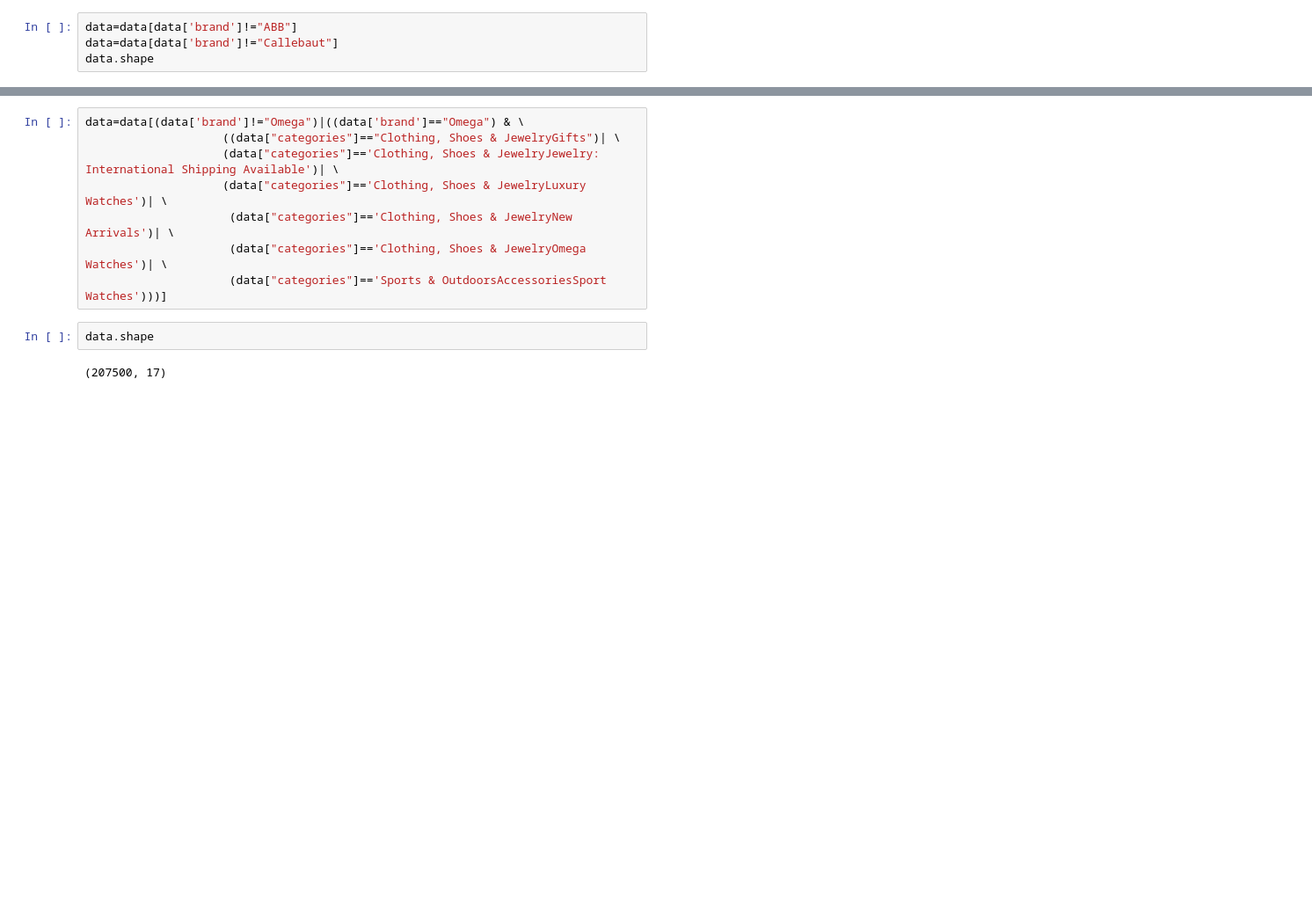
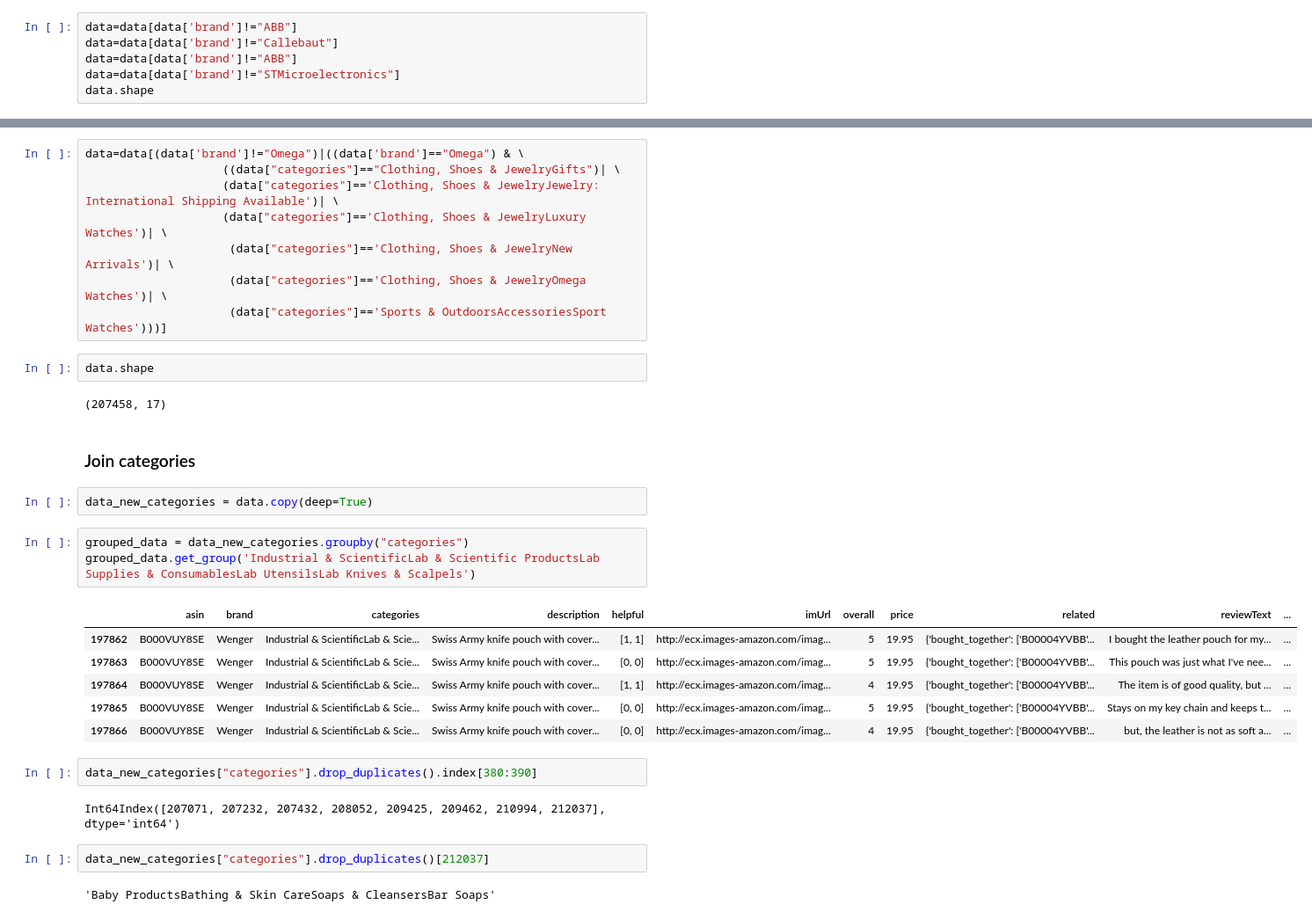
Before and after one commit to artem-s-shevchenko/ADA-project, a Jupyter notebook: project.ipynb, the cells around one changed output, grey strips where cells are left out. Shown: that part at 88% size. Drawn from its saved outputs; the diff is of its cells as text; blank space fills up the shorter version.

Commit message:
overall_ratings

```diff
--- a/project.ipynb
+++ b/project.ipynb
@@ -30,5 +53,7 @@ In the next few cells delete products with same name as swiss brands, but they r
 # %%
 data=data[data['brand']!="ABB"]
 data=data[data['brand']!="Callebaut"]
+data=data[data['brand']!="ABB"]
+data=data[data['brand']!="STMicroelectronics"]
 data.shape
 # %% [output]
@@ -61,4 +86,26 @@ data=data[(data['brand']!="Omega")|((data['brand']=="Omega") & \
 # %%
 data.shape
 # %% [output]
-(207500, 17)
+(207458, 17)
+# %% [markdown]
+### Join categories
+# %%
+data_new_categories = data.copy(deep=True)
+# %%
+grouped_data = data_new_categories.groupby("categories")
+grouped_data.get_group('Industrial & ScientificLab & Scientific ProductsLab Supplies & ConsumablesLab UtensilsLab Knives & Scalpels')
+# %% [output]
+|  | asin | brand | categories | description | helpful | imUrl | overall | price | related | reviewText | ... |
+| 197862 | B000VUY8SE | Wenger | Industrial & ScientificLab & Scie... | Swiss Army knife pouch with cover... | [1, 1] | http://ecx.images-amazon.com/imag... | 5 | 19.95 | {'bought_together': ['B00004YVBB'... | I bought the leather pouch for my... | ... |
+| 197863 | B000VUY8SE | Wenger | Industrial & ScientificLab & Scie... | Swiss Army knife pouch with cover... | [0, 0] | http://ecx.images-amazon.com/imag... | 5 | 19.95 | {'bought_together': ['B00004YVBB'... | This pouch was just what I've nee... | ... |
+| 197864 | B000VUY8SE | Wenger | Industrial & ScientificLab & Scie... | Swiss Army knife pouch with cover... | [1, 1] | http://ecx.images-amazon.com/imag... | 4 | 19.95 | {'bought_together': ['B00004YVBB'... | The item is of good quality, but ... | ... |
+| 197865 | B000VUY8SE | Wenger | Industrial & ScientificLab & Scie... | Swiss Army knife pouch with cover... | [0, 0] | http://ecx.images-amazon.com/imag... | 5 | 19.95 | {'bought_together': ['B00004YVBB'... | Stays on my key chain and keeps t... | ... |
+| 197866 | B000VUY8SE | Wenger | Industrial & ScientificLab & Scie... | Swiss Army knife pouch with cover... | [0, 0] | http://ecx.images-amazon.com/imag... | 4 | 19.95 | {'bought_together': ['B00004YVBB'... | but, the leather is not as soft a... | ... |
+# %%
+data_new_categories["categories"].drop_duplicates().index[380:390]
+# %% [output]
+Int64Index([207071, 207232, 207432, 208052, 209425, 209462, 210994, 212037], dtype='int64')
+# %%
+data_new_categories["categories"].drop_duplicates()[212037]
+# %% [output]
+'Baby ProductsBathing & Skin CareSoaps & CleansersBar Soaps'
```
Also changed, not shown: parts of 22 cells of this notebook, 11 other files.
